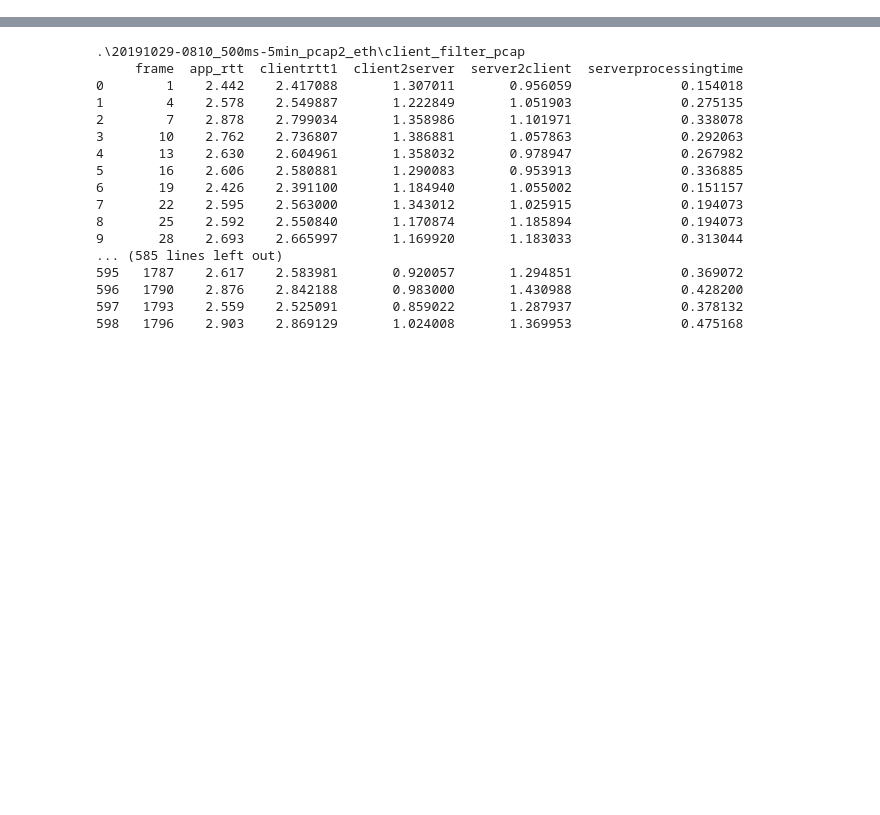
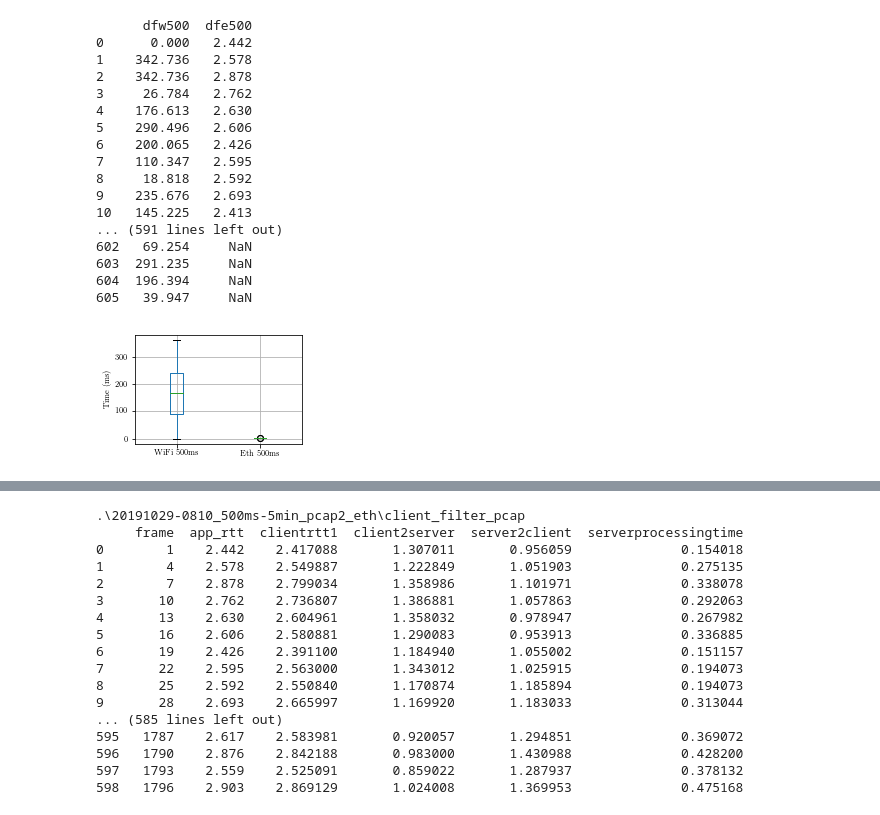
Before and after one commit to Timo2907/picoquic, a Jupyter notebook: experiments/wifi-experiments/results/eval_plot.ipynb, the cells around one changed output, grey strips where cells are left out. Saved outputs shown, nothing was run; the diff lists cells and outputs as text; code cells hidden in the pictures; blank space fills up the shorter version.

```diff
--- a/experiments/wifi-experiments/results/eval_plot.ipynb
+++ b/experiments/wifi-experiments/results/eval_plot.ipynb
@@ -119,3 +119,44 @@ for f in glob.iglob('./*1016-*/*firstKPIs', recursive=True): # /*directoryRegExp
     #axes.set_xlim([-5,605])
     plt.savefig(f+"_timing+ping_limit.pdf")
 '''
+# %%
+#WiFi vs ETH
+#BOXPLOT - application RTT (current rtt)
+dfw500 = pd.read_csv('./eth-vs-wifi/20191026-1106_500ms-5min_wifi_firstKPIs', delim_whitespace=True, names = ['seconds_offset', 'cwin', 'bytes-in-flight', 'nb_ret',
+                                                        'rtt_min', 'current_rtt', 'send_time','reception_time',
+                                                        'current_ackdelay', 'srtt', 'rtt_var', 'max_ackdelay', 'state'])
+dfe500 = pd.read_csv('./eth-vs-wifi/20191029-0810_500ms-5min_eth_firstKPIs', delim_whitespace=True, names = ['seconds_offset', 'cwin', 'bytes-in-flight', 'nb_ret',
+                                                        'rtt_min', 'current_rtt', 'send_time','reception_time',
+                                                        'current_ackdelay', 'srtt', 'rtt_var', 'max_ackdelay', 'state'])
+
+df = pd.DataFrame()
+df['dfw500'] = dfw500.current_rtt.apply(lambda x: x / 1000) #from us to ms
+df['dfe500'] = dfe500.current_rtt.apply(lambda x: x / 1000) #from us to ms
+
+print(df.to_string())
+
+fig = df.boxplot()
+
+plt.xticks([1, 2], ['WiFi 500ms', 'Eth 500ms'])
+fig.set_ylabel('Time (ms)')
+plt.tight_layout()
+plt.savefig("./eth-vs-wifi/rtt_boxplots_500ms.pdf")
+# %% [output]
+      dfw500  dfe500
+0      0.000   2.442
+1    342.736   2.578
+2    342.736   2.878
+3     26.784   2.762
+4    176.613   2.630
+5    290.496   2.606
+6    200.065   2.426
+7    110.347   2.595
+8     18.818   2.592
+9    235.676   2.693
+10   145.225   2.413
+... (591 lines left out)
+602   69.254     NaN
+603  291.235     NaN
+604  196.394     NaN
+605   39.947     NaN
+[figure, added]
```
Also changed, not shown: parts of 2 cells of this notebook, 9 other files.
